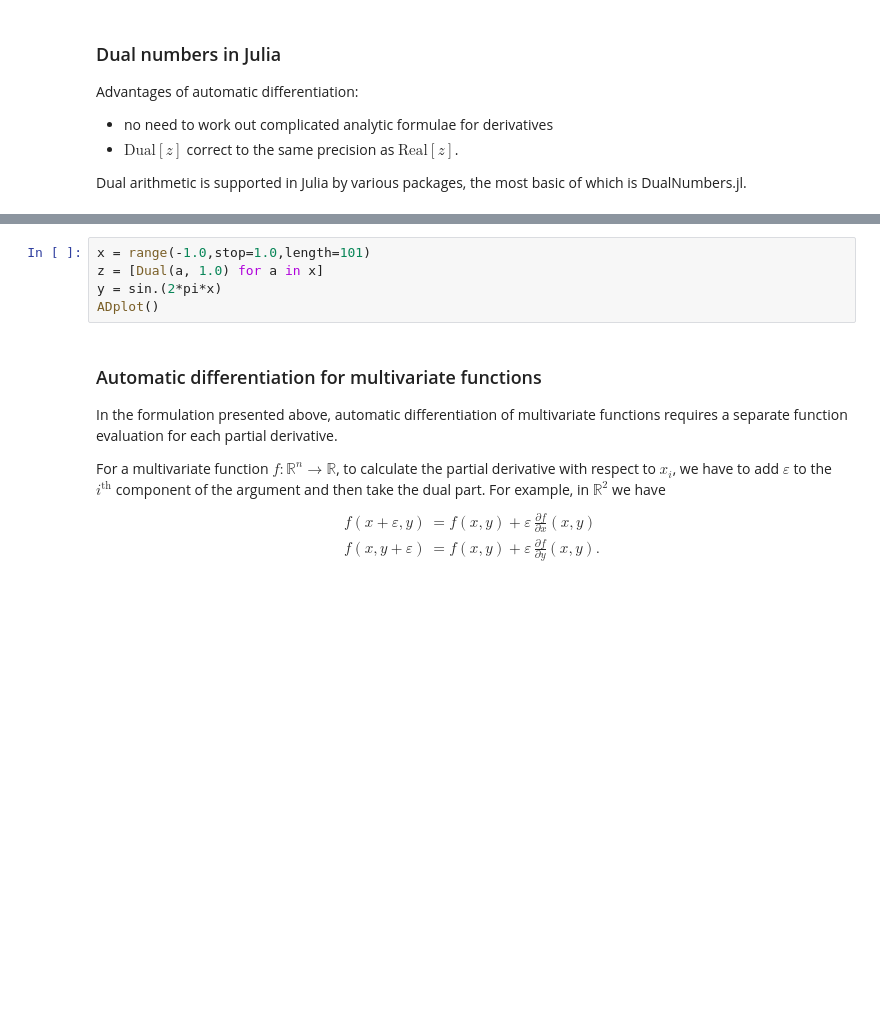
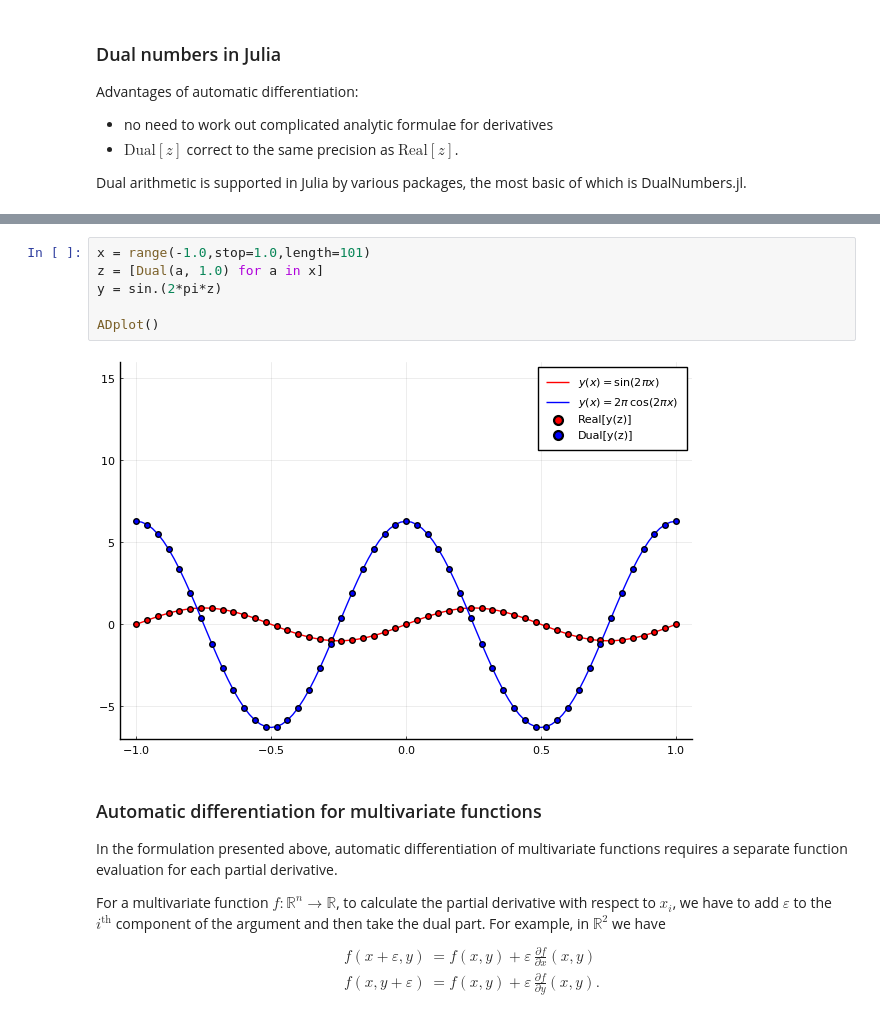
Before and after one commit to colm-connaughton/MA934-slides, a Jupyter notebook: slides 6 - nonlinear optimisation.ipynb, the cells around one changed output, grey strips where cells are left out. Cells and saved outputs as stored; diff of their text form; blank space fills up the shorter version.

```diff
--- a/slides 6 - nonlinear optimisation.ipynb
+++ b/slides 6 - nonlinear optimisation.ipynb
@@ -412,8 +428,11 @@ z1*z2
 # %%
 x = range(-1.0,stop=1.0,length=101)
 z = [Dual(a, 1.0) for a in x]
-y = sin.(2*pi*x)
+y = sin.(2*pi*z)
+
 ADplot()
+# %% [output]
+[figure, added]
 # %% [markdown]
 ### Automatic differentiation for multivariate functions
 
```
Also changed, not shown: parts of 15 cells of this notebook, 8 other files.
